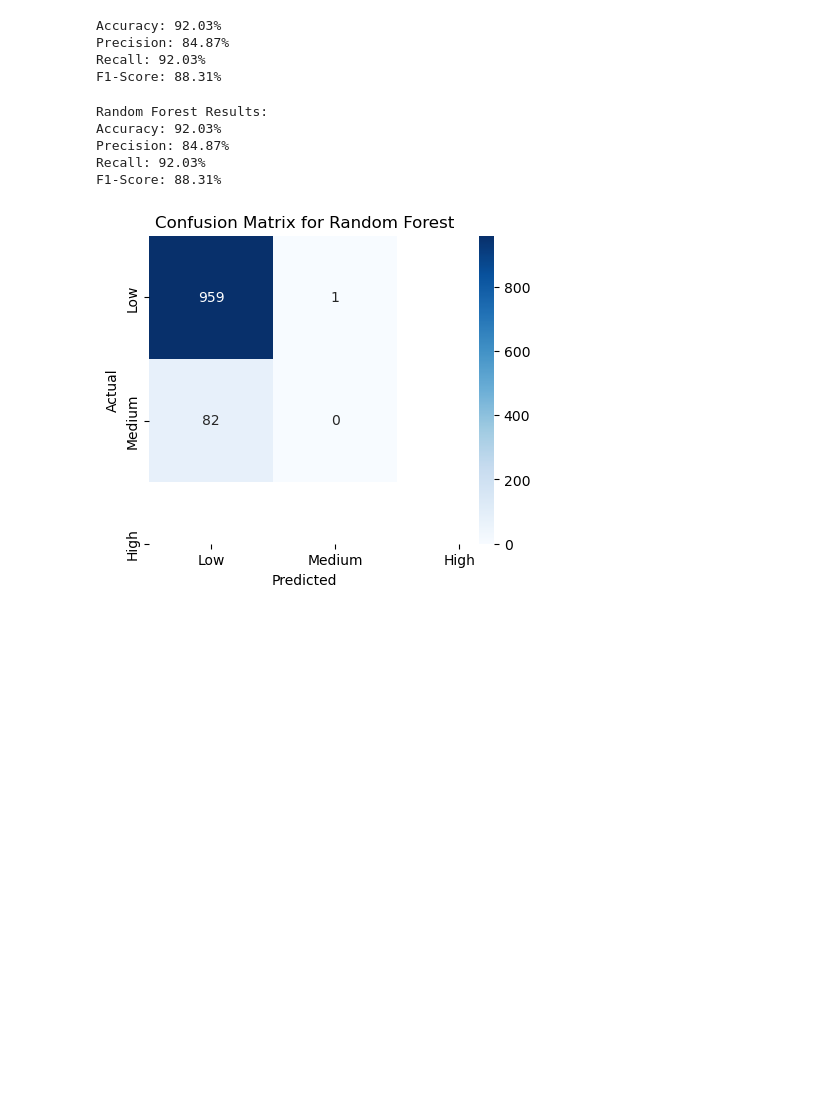
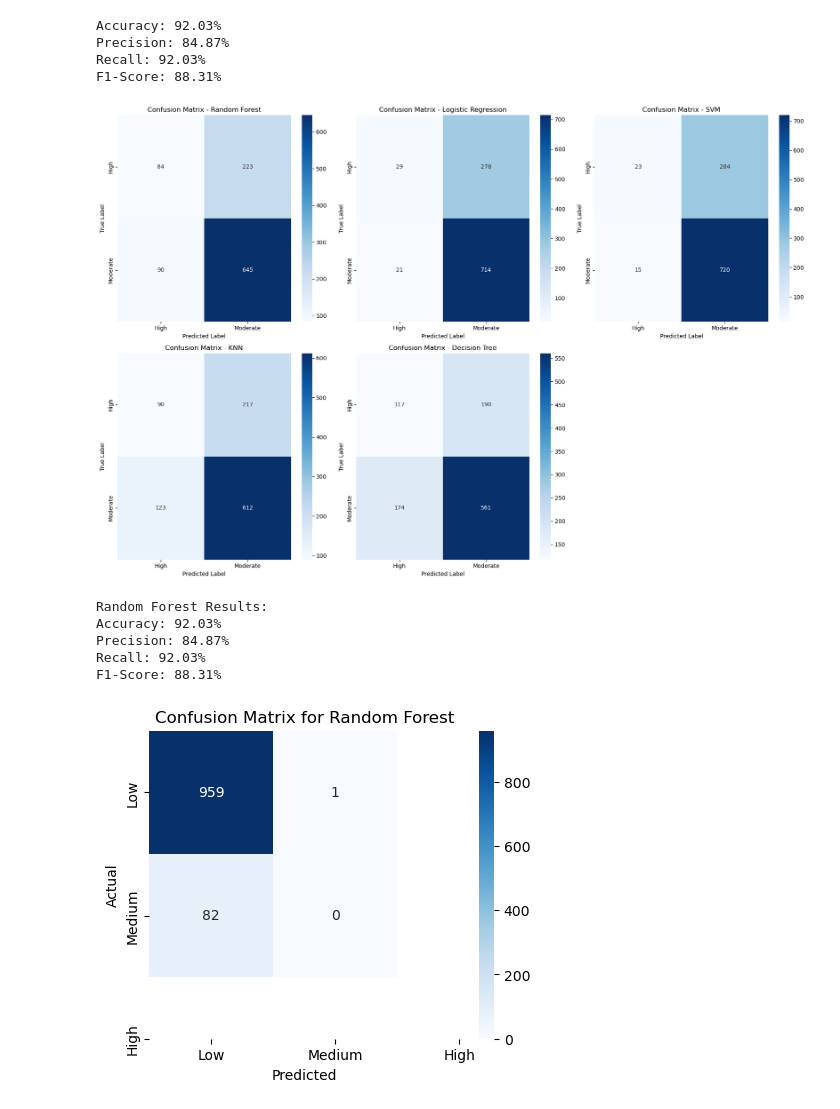
Before and after one commit to blasterniraj/disaster_prediction, a Jupyter notebook: Earthquake/2nd.ipynb, the cells around one changed output. Cells and saved outputs as stored; diff of their text form; code cells hidden in the pictures; blank space fills up the shorter version.

```diff
--- a/Earthquake/2nd.ipynb
+++ b/Earthquake/2nd.ipynb
@@ -61,6 +98,85 @@ Accuracy: 92.03%
 Precision: 84.87%
 Recall: 92.03%
 F1-Score: 88.31%
+# %%
+import pandas as pd
+import seaborn as sns
+import matplotlib.pyplot as plt
+from sklearn.model_selection import train_test_split
+from sklearn.preprocessing import LabelEncoder
+from sklearn.ensemble import RandomForestClassifier
+from sklearn.linear_model import LogisticRegression
+from sklearn.svm import SVC
+from sklearn.neighbors import KNeighborsClassifier
+from sklearn.tree import DecisionTreeClassifier
+from sklearn.metrics import confusion_matrix
+
+# Load dataset
+file_path = "earthquakes1.csv"
+df = pd.read_csv(file_path)
+
+# Define earthquake severity levels
+def categorize_magnitude(mag):
+    if mag < 5.0:
+        return "Low"
+    elif 5.0 <= mag < 6.5:
+        return "Moderate"
+    else:
+        return "High"
+
+# Apply categorization
+df["Severity"] = df["Magnitude"].apply(categorize_magnitude)
+
+# Encode labels
+label_encoder = LabelEncoder()
+df["Severity"] = label_encoder.fit_transform(df["Severity"])
+
+# Select features and target
+features = ["Latitude", "Longitude", "Depth", "NbStations", "RMS"]
+df_clean = df.dropna(subset=features + ["Severity"])  # Remove rows with missing values
+X = df_clean[features]
+y = df_clean["Severity"]
+
+# Split data
+X_train, X_test, y_train, y_test = train_test_split(X, y, test_size=0.2, random_state=42)
+
+# Define models
+models = {
+    "Random Forest": RandomForestClassifier(),
+    "Logistic Regression": LogisticRegression(max_iter=1000),
+    "SVM": SVC(),
+    "KNN": KNeighborsClassifier(),
+    "Decision Tree": DecisionTreeClassifier()
+}
+
+# Train models and generate confusion matrices
+conf_matrices = {}
+for name, model in models.items():
+    model.fit(X_train, y_train)
+    y_pred = model.predict(X_test)
+    conf_matrices[name] = confusion_matrix(y_test, y_pred)
+
+# Plot confusion matrices
+fig, axes = plt.subplots(2, 3, figsize=(18, 12))  # Creates 6 subplots
+axes = axes.flatten()
+
+for i, (name, cm) in enumerate(conf_matrices.items()):
+    sns.heatmap(cm, annot=True, fmt="d", cmap="Blues", ax=axes[i],
+                xticklabels=label_encoder.classes_,
+                yticklabels=label_encoder.classes_)
+    axes[i].set_title(f"Confusion Matrix - {name}")
+    axes[i].set_xlabel("Predicted Label")
+    axes[i].set_ylabel("True Label")
+
+# Hide the unused last subplot
+if len(conf_matrices) < len(axes):
+    for j in range(len(conf_matrices), len(axes)):
+        fig.delaxes(axes[j])  # Remove the extra subplot
+
+plt.tight_layout()
+plt.show()
+# %% [output]
+[figure, added]
 # %%
 
 import matplotlib.pyplot as plt
```
Also changed, not shown: parts of 6 cells of this notebook.
